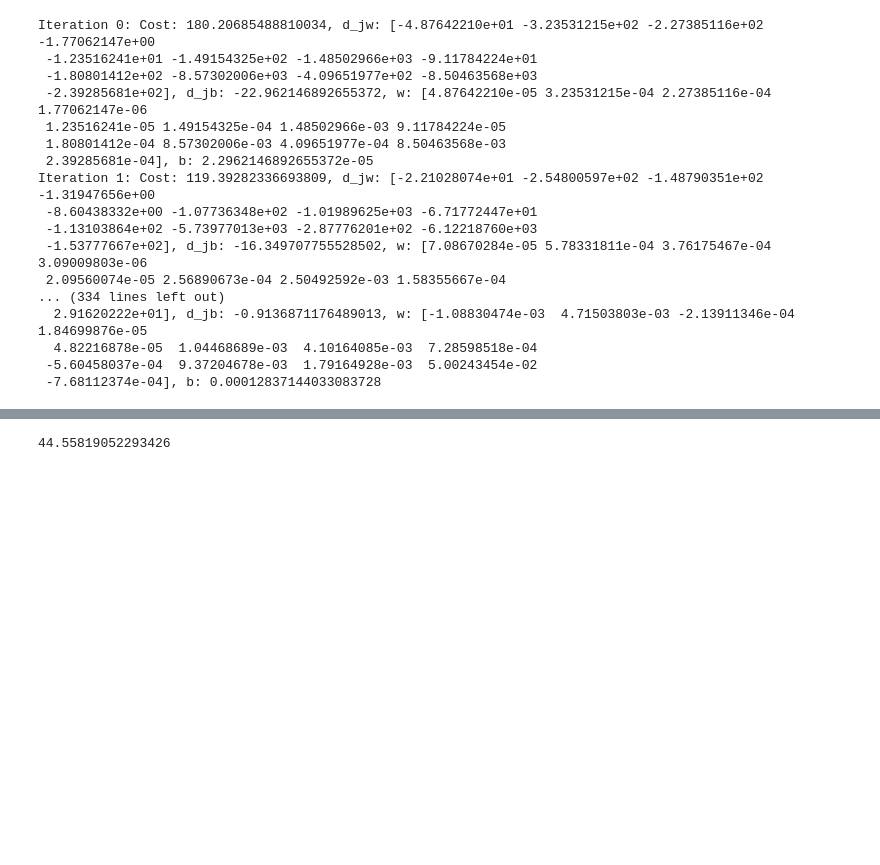
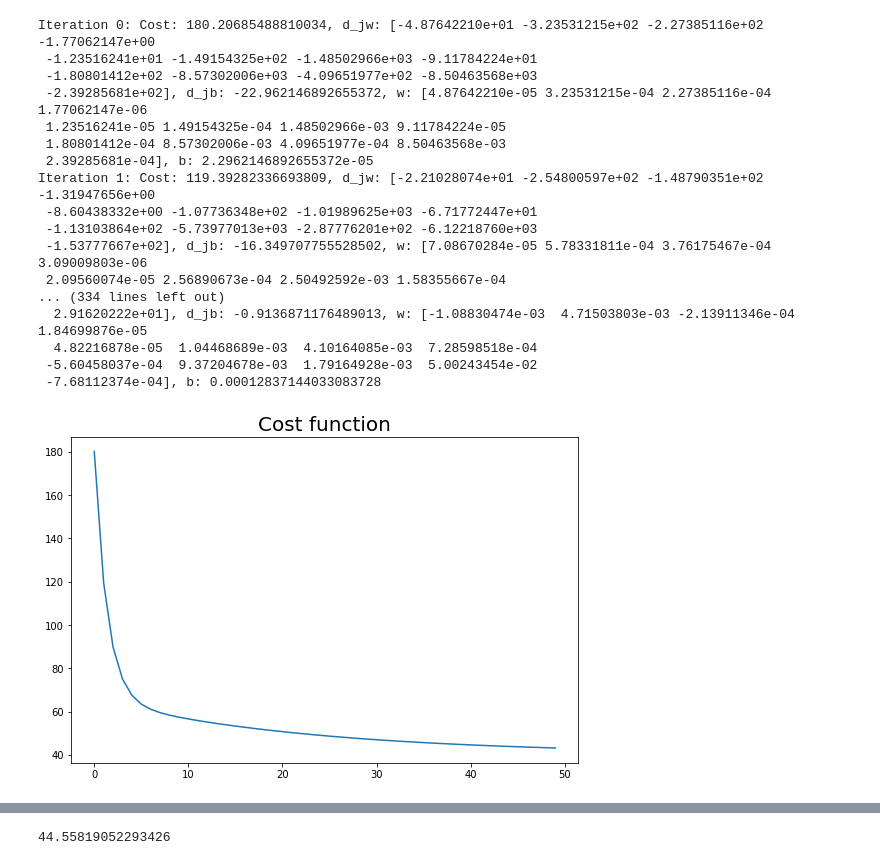
Before and after one commit to mazy06000/coursera, a Jupyter notebook: Machine Learning/linear_regression.ipynb, the cells around one changed output, grey strips where cells are left out. Saved outputs shown, nothing was run; the diff lists cells and outputs as text; code cells hidden in the pictures; blank space fills up the shorter version.

```diff
--- a/Machine Learning/linear_regression.ipynb
+++ b/Machine Learning/linear_regression.ipynb
@@ -167,6 +180,9 @@ def gradient_descent(x, y, learning_rate, batch=10):
     w = np.zeros((x.shape[1]))
     b = 0
 
+    history_cost_function = []
+    history_f_function = []
+
     for i in range(batch):
 
         d_cost_w, d_cost_b = derivative_cost_function(x, y, w, b)
@@ -179,14 +195,17 @@ def gradient_descent(x, y, learning_rate, batch=10):
 
         print(f"Iteration {i}: Cost: {cost_function(x, y, w, b)}, d_jw: {d_cost_w}, d_jb: {d_cost_b}, w: {w}, b: {b}")
 
-    return w, b
+        history_cost_function.append(cost_function(x, y, w, b))
+        history_f_function.append((w,b))
+
+    return w, b, history_cost_function, history_f_function
 
 def predict(x, w, b):
     return np.dot(x, w) + b
 # %%
 learning_rate = 1e-6
 batch = 50
-w, b = gradient_descent(X_train.to_numpy(), y_train.to_numpy(), learning_rate, batch)
+w, b, history_cost_function, history_f_function = gradient_descent(X_train.to_numpy(), y_train.to_numpy(), learning_rate, batch)
 # %% [output]
 Iteration 0: Cost: 180.20685488810034, d_jw: [-4.87642210e+01 -3.23531215e+02 -2.27385116e+02 -1.77062147e+00
  -1.23516241e+01 -1.49154325e+02 -1.48502966e+03 -9.11784224e+01
@@ -210,3 +227,7 @@ y_hat = predict(X_test, w, b)
+# %%
+plot_results(X_test, y_test, history_cost_function,)
+# %% [output]
+[figure, added]
 # %%
 for i in range(10):
     print(f"Prediction: {y_hat[i]}, target: {y_test.to_list()[i]}")
```
Also changed, not shown: parts of 7 cells of this notebook.
